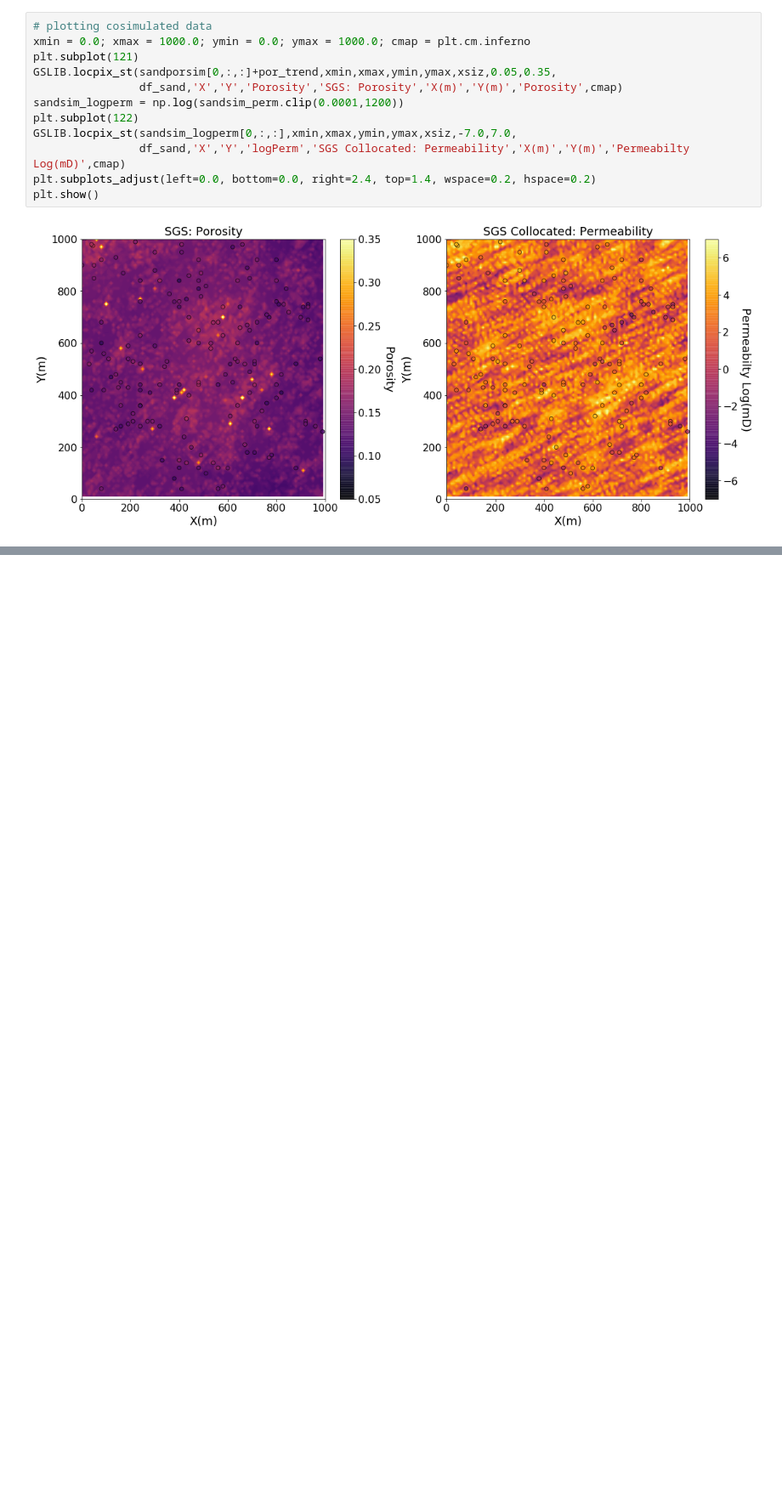
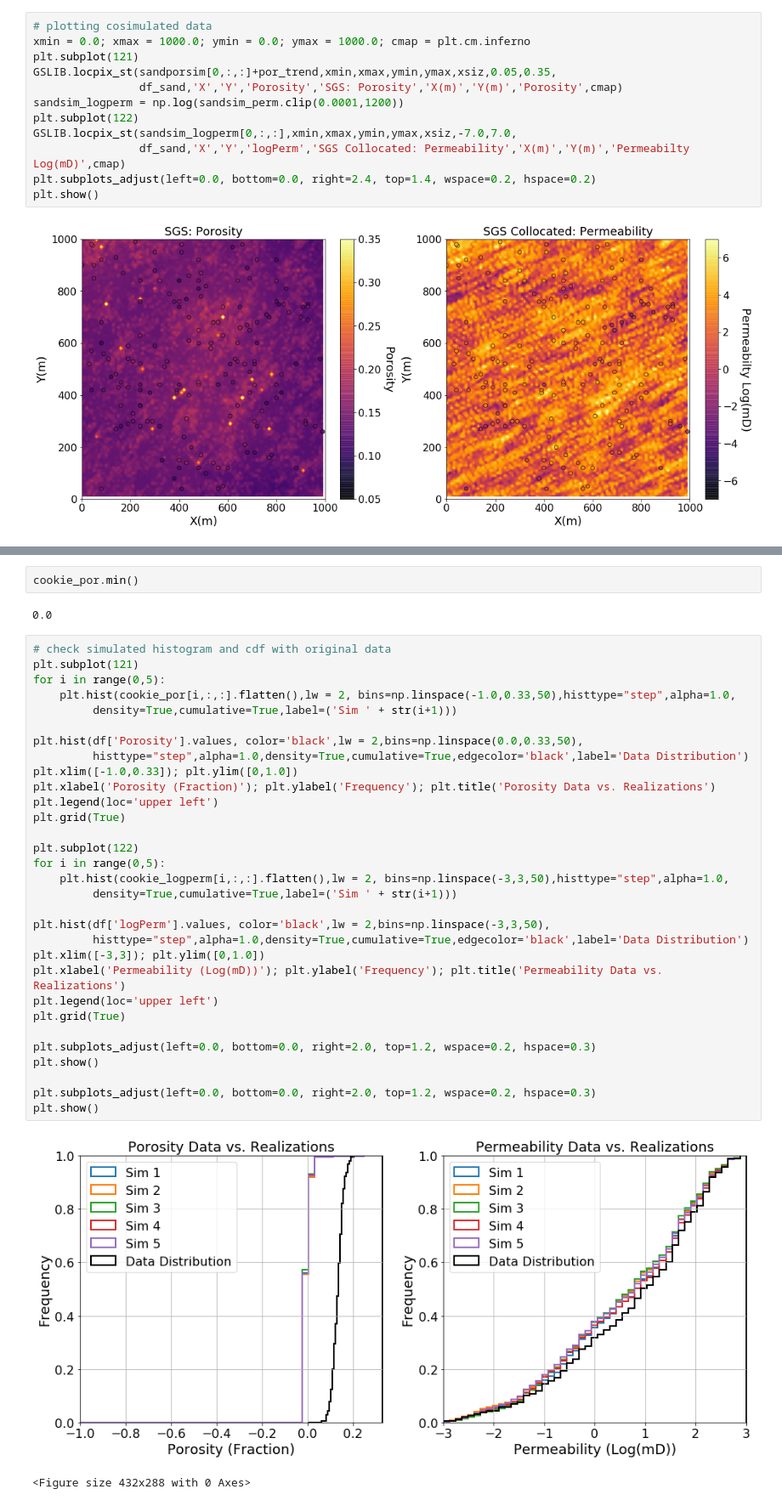
Before and after one commit to elbeejay/PGE383-Group1, a Jupyter notebook: FinalReport/SpatialSimulation.ipynb, the cells around one changed output, grey strips where cells are left out. Shown at 85% size. Saved outputs shown, nothing was run; the diff lists cells and outputs as text; blank space fills up the shorter version.

```diff
--- a/FinalReport/SpatialSimulation.ipynb
+++ b/FinalReport/SpatialSimulation.ipynb
@@ -360,0 +483,38 @@ plt.show()
+# %%
+cookie_por.min()
+# %% [output]
+0.0
+# %%
+# check simulated histogram and cdf with original data
+plt.subplot(121)
+for i in range(0,5):
+    plt.hist(cookie_por[i,:,:].flatten(),lw = 2, bins=np.linspace(-1.0,0.33,50),histtype="step",alpha=1.0,
+         density=True,cumulative=True,label=('Sim ' + str(i+1)))
+
+plt.hist(df['Porosity'].values, color='black',lw = 2,bins=np.linspace(0.0,0.33,50),
+         histtype="step",alpha=1.0,density=True,cumulative=True,edgecolor='black',label='Data Distribution')
+plt.xlim([-1.0,0.33]); plt.ylim([0,1.0])
+plt.xlabel('Porosity (Fraction)'); plt.ylabel('Frequency'); plt.title('Porosity Data vs. Realizations')
+plt.legend(loc='upper left')
+plt.grid(True)
+
+plt.subplot(122)
+for i in range(0,5):
+    plt.hist(cookie_logperm[i,:,:].flatten(),lw = 2, bins=np.linspace(-3,3,50),histtype="step",alpha=1.0,
+         density=True,cumulative=True,label=('Sim ' + str(i+1)))
+
+plt.hist(df['logPerm'].values, color='black',lw = 2,bins=np.linspace(-3,3,50),
+         histtype="step",alpha=1.0,density=True,cumulative=True,edgecolor='black',label='Data Distribution')
+plt.xlim([-3,3]); plt.ylim([0,1.0])
+plt.xlabel('Permeability (Log(mD))'); plt.ylabel('Frequency'); plt.title('Permeability Data vs. Realizations')
+plt.legend(loc='upper left')
+plt.grid(True)
+
+plt.subplots_adjust(left=0.0, bottom=0.0, right=2.0, top=1.2, wspace=0.2, hspace=0.3)
+plt.show()
+
+plt.subplots_adjust(left=0.0, bottom=0.0, right=2.0, top=1.2, wspace=0.2, hspace=0.3)
+plt.show()
+# %% [output]
+[figure, added]
+<Figure size 432x288 with 0 Axes>
```
Also changed, not shown: parts of 12 cells of this notebook, 13 other files.
